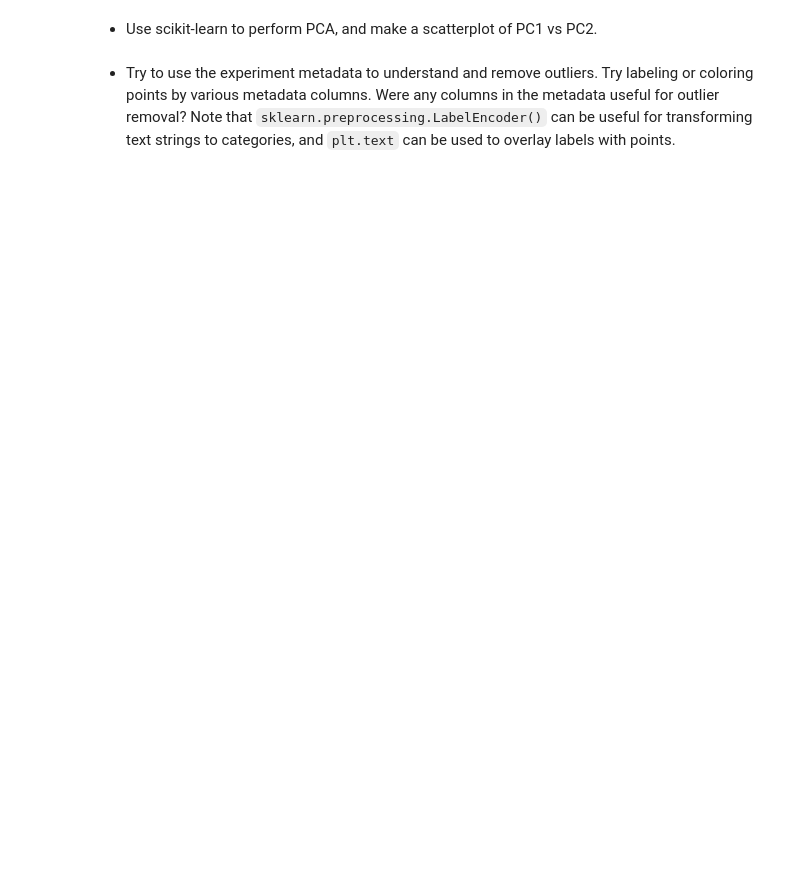
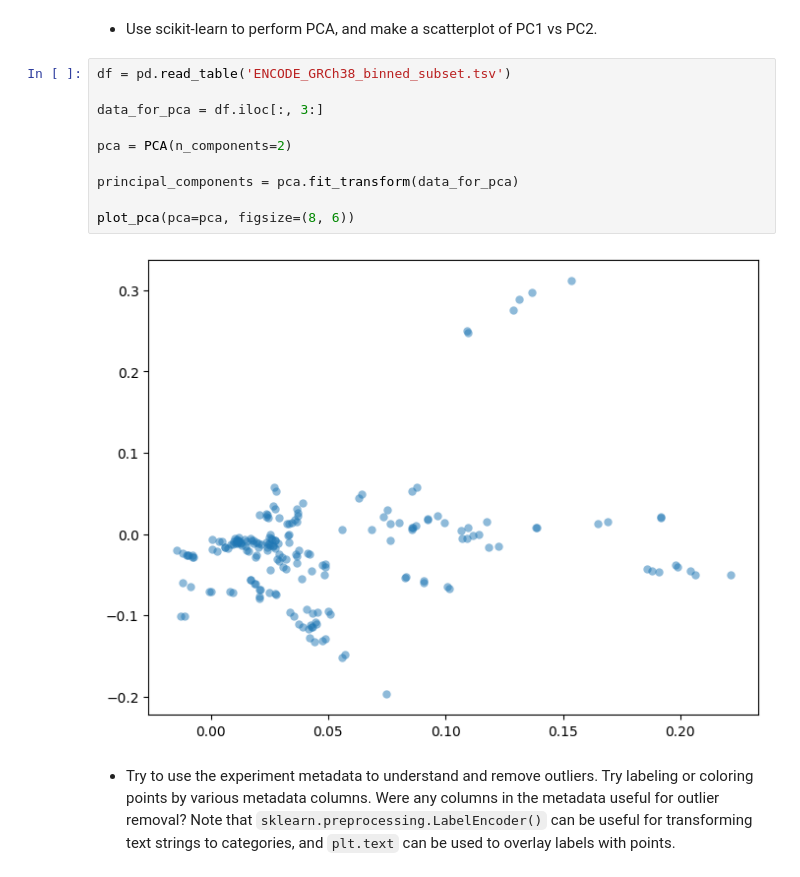
Before and after one commit to m4558/qbio577_fall2023, a Jupyter notebook: encode-bigwig-eda.ipynb, the cells around one changed output. Cells and saved outputs as stored; diff of their text form; blank space fills up the shorter version.

```diff
--- a/encode-bigwig-eda.ipynb
+++ b/encode-bigwig-eda.ipynb
@@ -33,4 +90,16 @@ bigwig_metadata = pd.read_table('./data/ENCODE_GRCh38_bigWig.tsv')
 # %% [markdown]
 - Use scikit-learn to perform PCA, and make a scatterplot of PC1 vs PC2.
+# %%
+df = pd.read_table('ENCODE_GRCh38_binned_subset.tsv')
+
+data_for_pca = df.iloc[:, 3:]
+
+pca = PCA(n_components=2)
+
+principal_components = pca.fit_transform(data_for_pca)
+
+plot_pca(pca=pca, figsize=(8, 6))
+# %% [output]
+[figure, added]
 # %% [markdown]
 - Try to use the experiment metadata to understand and remove outliers. Try labeling or coloring points by various metadata columns. Were any columns in the metadata useful for outlier removal? Note that `sklearn.preprocessing.LabelEncoder()` can be useful for transforming text strings to categories, and `plt.text` can be used to overlay labels with points.
```
Also changed, not shown: parts of 11 cells of this notebook.
